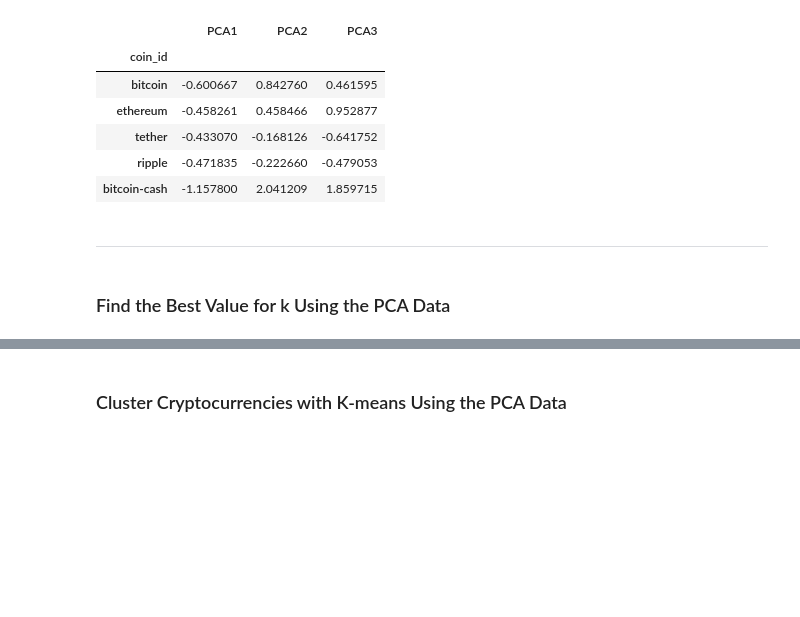
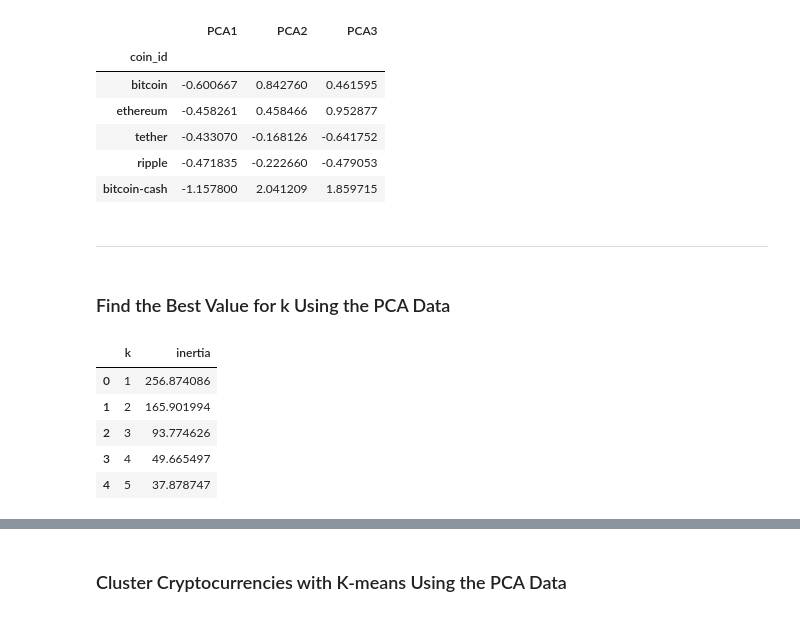
Before and after one commit to DavidsonRCan2/CryptoClustering, a Jupyter notebook: Crypto_Clustering.ipynb, the cells around one changed output, grey strips where cells are left out. Saved outputs shown, nothing was run; the diff lists cells and outputs as text; code cells hidden in the pictures; blank space fills up the shorter version.

Commit message:
all plots completed

```diff
--- a/Crypto_Clustering.ipynb
+++ b/Crypto_Clustering.ipynb
@@ -138,10 +153,10 @@ plot_elbow_curve
 ### Cluster Cryptocurrencies with K-means Using the Original Data
 # %%
 # Initialize the K-Means model using the best value for k
-model4 = KMeans(n_clusters=4, random_state=0)
+model_orig = KMeans(n_clusters=4, random_state=0)
 # %%
 # Fit the K-Means model using the scaled data
-model4.fit(df_crypto_scaled)
+model_orig.fit(df_crypto_scaled)
 # %% [output]
 KMeans(n_clusters=4, random_state=0)
 # %%
@@ -247,5 +263,6 @@ df_crypto_pca.head()
 ### Find the Best Value for k Using the PCA Data
 # %%
 # Create a list with the number of k-values from 1 to 11
+k_pca = list(range(1, 11))
 # %%
 # Create an empy list to store the inertia values
@@ -259,7 +280,17 @@ df_crypto_pca.head()
 # %%
 # Create a dictionary with the data to plot the Elbow curve
+elbow_data = {"k": k_pca, "inertia": inertia_pca}
+# Create a DataFrame with the data to plot the Elbow curve
+df_elbow = pd.DataFrame(elbow_data)
 
-# Create a DataFrame with the data to plot the Elbow curve
+df_elbow.head()
+# %% [output]
+|  | k | inertia |
+| 0 | 1 | 256.874086 |
+| 1 | 2 | 165.901994 |
+| 2 | 3 | 93.774626 |
+| 3 | 4 | 49.665497 |
+| 4 | 5 | 37.878747 |
 # %%
 # Plot a line chart with all the inertia values computed with
 # the different values of k to visually identify the optimal value for k.
```
Also changed, not shown: parts of 15 cells of this notebook.
